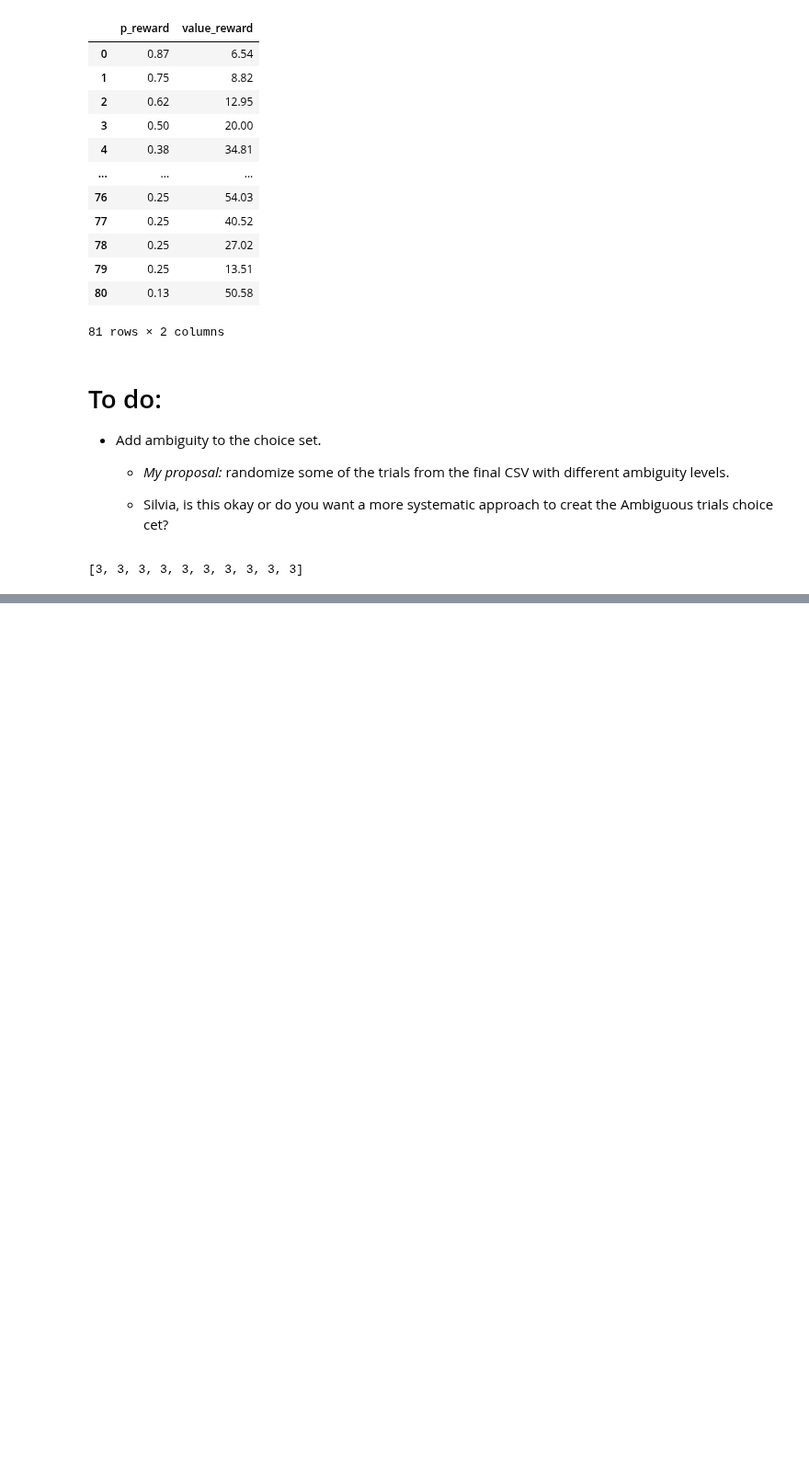
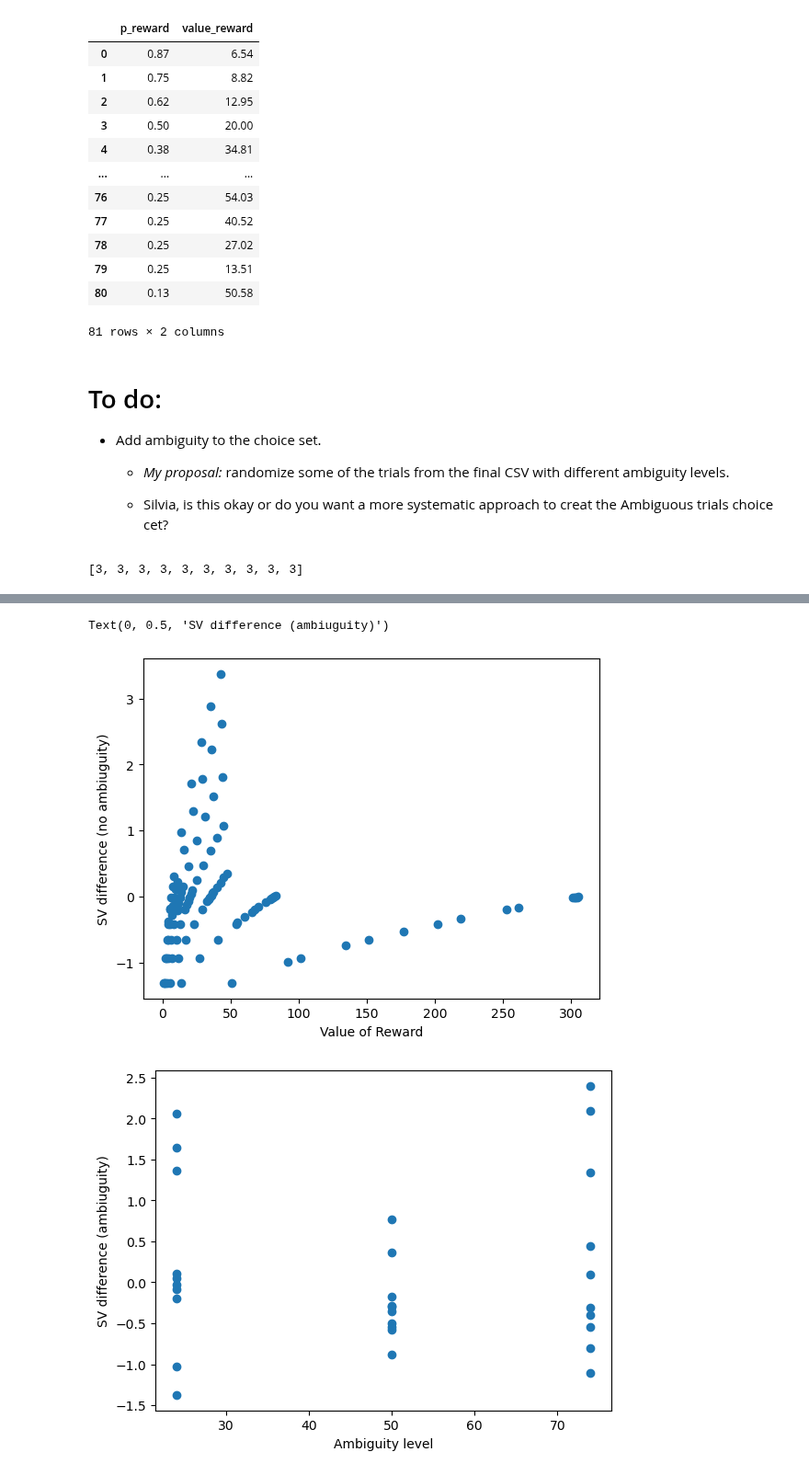
Before and after one commit to CDN-Lab/Adaptive_Choicesets, a Jupyter notebook: gen_choice_set_space.ipynb, the cells around one changed output, grey strips where cells are left out. Shown at 92% size. Drawn from its saved outputs; the diff is of its cells as text; code cells hidden in the pictures; blank space fills up the shorter version.

```diff
--- a/gen_choice_set_space.ipynb
+++ b/gen_choice_set_space.ipynb
@@ -453,3 +451,22 @@ Text(0, 0.5, 'SV difference')
+# %%
+plt.figure(4)
+x = choice_set.loc[choice_set['crdm_amb_lev']==0.0,'value_reward']
+y = choice_set.loc[choice_set['crdm_amb_lev']==0.0,'SV_diff']
+plt.scatter(x,y)
+plt.xlabel('Value of Reward')
+plt.ylabel('SV difference (no ambiuguity)')
+
+
+plt.figure(5)
+x = choice_set.loc[choice_set['crdm_amb_lev']>0.0,'crdm_amb_lev']
+y = choice_set.loc[choice_set['crdm_amb_lev']>0.0,'SV_diff']
+plt.scatter(x,y)
+plt.xlabel('Ambiguity level')
+plt.ylabel('SV difference (ambiuguity)')
+# %% [output]
+Text(0, 0.5, 'SV difference (ambiuguity)')
+[figure, added]
+[figure, added]
 # %% [markdown]
 ## It's not much but it's honest work
 ![python](https://plantillasdememes.com/img/plantillas/no-es-mucho-pero-es-trabajo-honesto01569991155.jpg)
```
Also changed, not shown: parts of 5 cells of this notebook.
